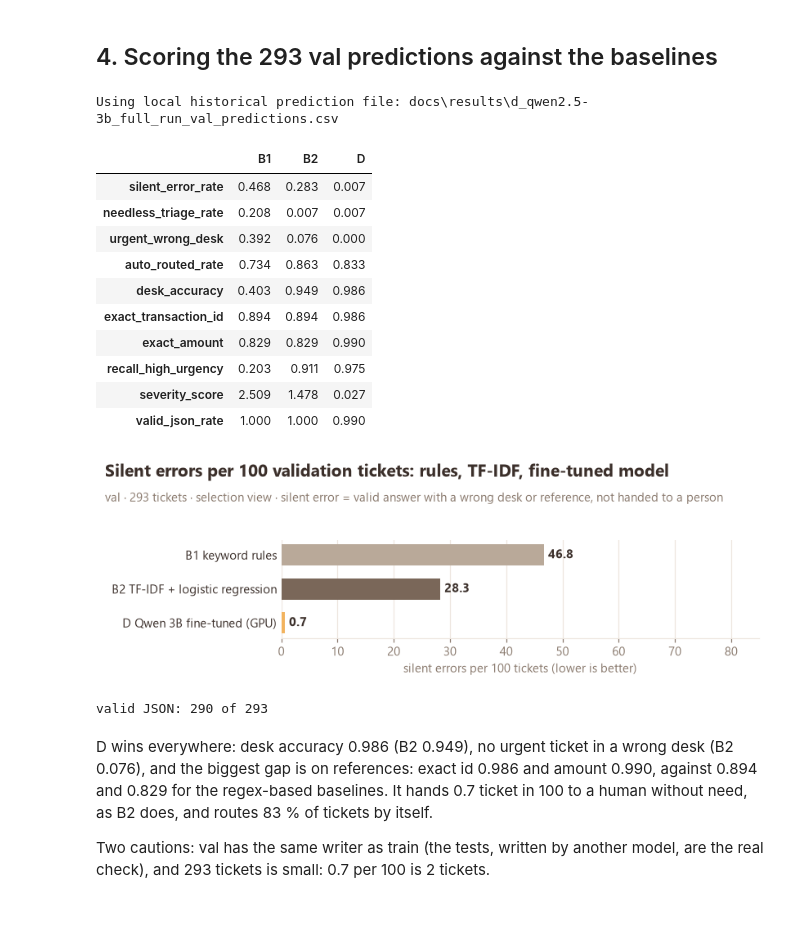
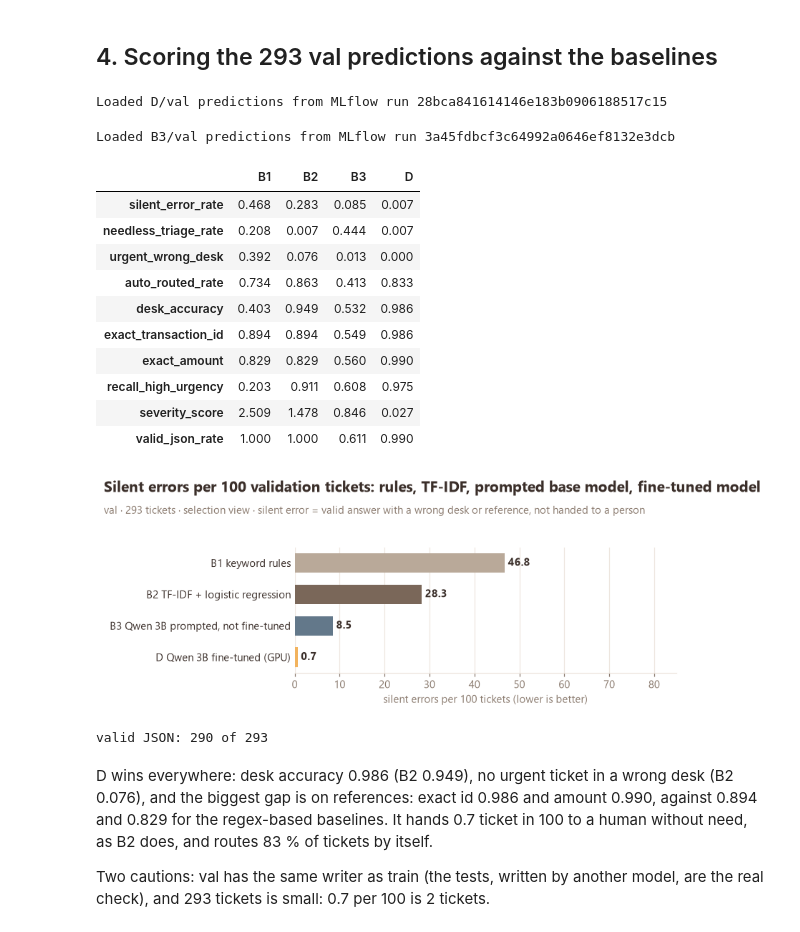
Before and after one commit to Xenodion/data-ai-product-to-delivery-navy, a Jupyter notebook: agentic-workflow-subproject/notebooks/03_finetuning_vertex.ipynb, the cells around one changed output. Saved outputs shown, nothing was run; the diff lists cells and outputs as text; code cells hidden in the pictures.

```diff
--- a/agentic-workflow-subproject/notebooks/03_finetuning_vertex.ipynb
+++ b/agentic-workflow-subproject/notebooks/03_finetuning_vertex.ipynb
@@ -130,40 +120,42 @@ Validation loss falls fast (0.045 at step 50), oscillates through epoch 2 (a pea
 # %%
 val_x, val_y, _ = scoring.load_split(ROOT / "data/dataset/val.csv")
 train_x, train_y, _ = scoring.load_split(ROOT / "data/dataset/train.csv")
 raw_d = _tracking.load_predictions(ROOT, "D", "val", ROOT / "docs/results/d_qwen2.5-3b_full_run_val_predictions.csv", val_x)
 if raw_d is None:
     raise FileNotFoundError("No D/val predictions in MLflow or docs/results")
 SHOWN = ["silent_error_rate", "needless_triage_rate", "urgent_wrong_desk", "auto_routed_rate", "desk_accuracy",
          "exact_transaction_id", "exact_amount", "recall_high_urgency", "severity_score", "valid_json_rate"]
 val = {"B1": scoring.score(val_y, predict_rules(val_x)),
        "B2": scoring.score(val_y, predict_tfidf(fit_tfidf(train_x, train_y, 10.0), val_x)),
+       "B3": scoring.score(val_y, _tracking.load_predictions(ROOT, "B3", "val", ROOT / "data/runs/base_val_predictions.csv", val_x)),
        "D": scoring.score(val_y, raw_d)}
 display(pd.DataFrame(val).loc[SHOWN].round(3))
 
-fig, ax = plt.subplots(figsize=(7.5, 2.6))
-keys = ["B1", "B2", "D"]
+fig, ax = plt.subplots(figsize=(7.5, 3.1))
+keys = ["B1", "B2", "B3", "D"]
 viz.hbar(ax, [viz.LABELS[k] for k in keys], [100 * val[k]["silent_error_rate"] for k in keys],
          [viz.SYSTEM_COLORS[k] for k in keys], fmt="{:.1f}")
 ax.set_xlim(0, 85); ax.set_xlabel("silent errors per 100 tickets (lower is better)")
-viz.headline(fig, "Silent errors per 100 validation tickets: rules, TF-IDF, fine-tuned model", f"val · 293 tickets · selection view · {viz.SILENT}")
+viz.headline(fig, "Silent errors per 100 validation tickets: rules, TF-IDF, prompted base model, fine-tuned model", f"val · 293 tickets · selection view · {viz.SILENT}")
 viz.save(fig, "03_val_silent")
 plt.show()
 print("valid JSON:", round(val["D"]["valid_json_rate"] * len(val_y)), "of", len(val_y))
 # %% [output]
-Using local historical prediction file: docs\results\d_qwen2.5-3b_full_run_val_predictions.csv
+Loaded D/val predictions from MLflow run 28bca841614146e183b0906188517c15
+Loaded B3/val predictions from MLflow run 3a45fdbcf3c64992a0646ef8132e3dcb
-|  | B1 | B2 | D |
-| silent_error_rate | 0.468 | 0.283 | 0.007 |
-| needless_triage_rate | 0.208 | 0.007 | 0.007 |
-| urgent_wrong_desk | 0.392 | 0.076 | 0.000 |
-| auto_routed_rate | 0.734 | 0.863 | 0.833 |
-| desk_accuracy | 0.403 | 0.949 | 0.986 |
-| exact_transaction_id | 0.894 | 0.894 | 0.986 |
-| exact_amount | 0.829 | 0.829 | 0.990 |
-| recall_high_urgency | 0.203 | 0.911 | 0.975 |
-| severity_score | 2.509 | 1.478 | 0.027 |
-| valid_json_rate | 1.000 | 1.000 | 0.990 |
+|  | B1 | B2 | B3 | D |
+| silent_error_rate | 0.468 | 0.283 | 0.085 | 0.007 |
+| needless_triage_rate | 0.208 | 0.007 | 0.444 | 0.007 |
+| urgent_wrong_desk | 0.392 | 0.076 | 0.013 | 0.000 |
+| auto_routed_rate | 0.734 | 0.863 | 0.413 | 0.833 |
+| desk_accuracy | 0.403 | 0.949 | 0.532 | 0.986 |
+| exact_transaction_id | 0.894 | 0.894 | 0.549 | 0.986 |
+| exact_amount | 0.829 | 0.829 | 0.560 | 0.990 |
+| recall_high_urgency | 0.203 | 0.911 | 0.608 | 0.975 |
+| severity_score | 2.509 | 1.478 | 0.846 | 0.027 |
+| valid_json_rate | 1.000 | 1.000 | 0.611 | 0.990 |
-[figure, old version]
+[figure, new version]
-valid JSON: 290 of 293
+valid JSON: 290 of 293
 # %% [markdown]
 D wins everywhere: desk accuracy 0.986 (B2 0.949), no urgent ticket in a wrong desk (B2 0.076), and the biggest gap is on references: exact id 0.986 and amount 0.990, against 0.894 and 0.829 for the regex-based baselines. It hands 0.7 ticket in 100 to a human without need, as B2 does, and routes 83 % of tickets by itself.
 
```
Also changed, not shown: parts of 1 cell of this notebook, 12 other files.
